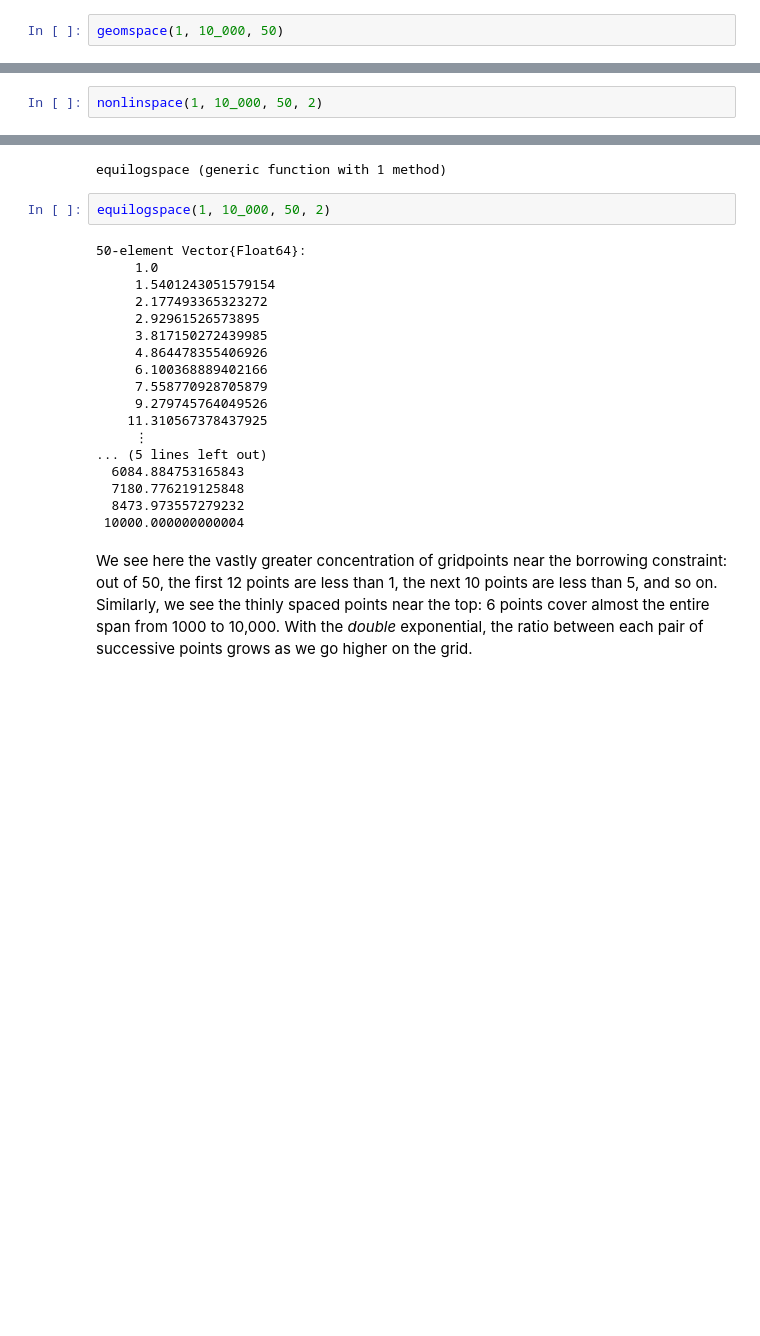
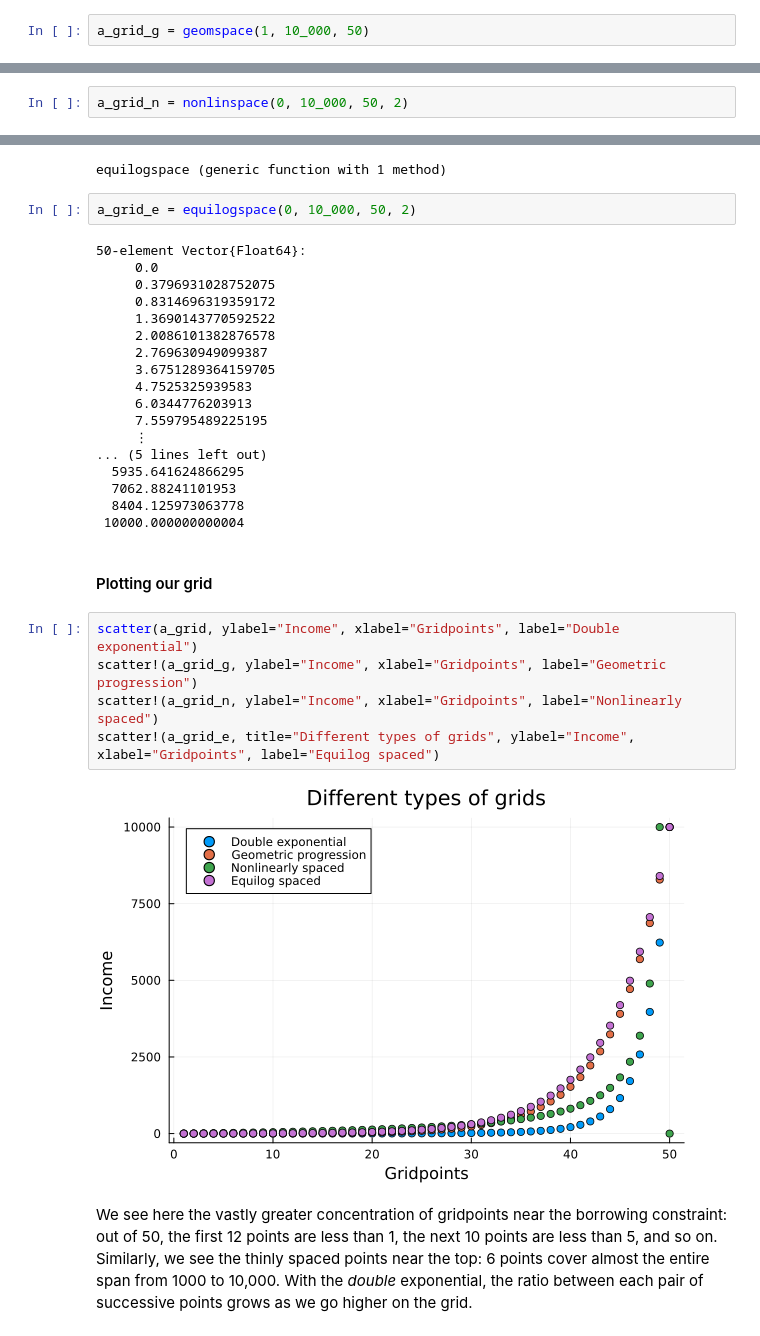
Before and after one commit to DawievLill/CompEconNotes, a Jupyter notebook: notebooks/aiyagari_example.ipynb, the cells around one changed output, grey strips where cells are left out. Saved outputs shown, nothing was run; the diff lists cells and outputs as text; blank space fills up the shorter version.

```diff
--- a/notebooks/aiyagari_example.ipynb
+++ b/notebooks/aiyagari_example.ipynb
@@ -219,7 +225,7 @@ end
 # %% [output]
 geomspace
 # %%
-geomspace(1, 10_000, 50)
+a_grid_g = geomspace(1, 10_000, 50)
 # %% [output]
 50-element Vector{Float64}:
      1.0
@@ -267,6 +273,6 @@ end
 # %% [output]
 nonlinspace
 # %%
-nonlinspace(1, 10_000, 50, 2)
+a_grid_n = nonlinspace(0, 10_000, 50, 2)
 # %% [output]
 50-element Vector{Float64}:
@@ -315,24 +321,33 @@ end
 # %% [output]
 equilogspace (generic function with 1 method)
 # %%
-equilogspace(1, 10_000, 50, 2)
+a_grid_e = equilogspace(0, 10_000, 50, 2)
 # %% [output]
 50-element Vector{Float64}:
-     1.0
-     1.5401243051579154
-     2.177493365323272
-     2.92961526573895
-     3.817150272439985
-     4.864478355406926
-     6.100368889402166
-     7.558770928705879
-     9.279745764049526
-    11.310567378437925
+     0.0
+     0.3796931028752075
+     0.8314696319359172
+     1.3690143770592522
+     2.0086101382876578
+     2.769630949099387
+     3.6751289364159705
+     4.7525325939583
+     6.0344776203913
+     7.559795489225195
      ⋮
 ... (5 lines left out)
-  6084.884753165843
-  7180.776219125848
-  8473.973557279232
+  5935.641624866295
+  7062.88241101953
+  8404.125973063778
  10000.000000000004
+# %% [markdown]
+#### Plotting our grid
+# %%
+scatter(a_grid, ylabel="Income", xlabel="Gridpoints", label="Double exponential")
+scatter!(a_grid_g, ylabel="Income", xlabel="Gridpoints", label="Geometric progression")
+scatter!(a_grid_n, ylabel="Income", xlabel="Gridpoints", label="Nonlinearly spaced")
+scatter!(a_grid_e, title="Different types of grids", ylabel="Income", xlabel="Gridpoints", label="Equilog spaced")
+# %% [output]
+[figure, added]
 # %% [markdown]
 We see here the vastly greater concentration of gridpoints near the borrowing constraint: out of 50, the first 12 points are less than 1, the next 10 points are less than 5, and so on. Similarly, we see the thinly spaced points near the top: 6 points cover almost the entire span from 1000 to 10,000. With the *double* exponential, the ratio between each pair of successive points grows as we go higher on the grid.
```
Also changed, not shown: parts of 10 cells of this notebook, 2 other files.
